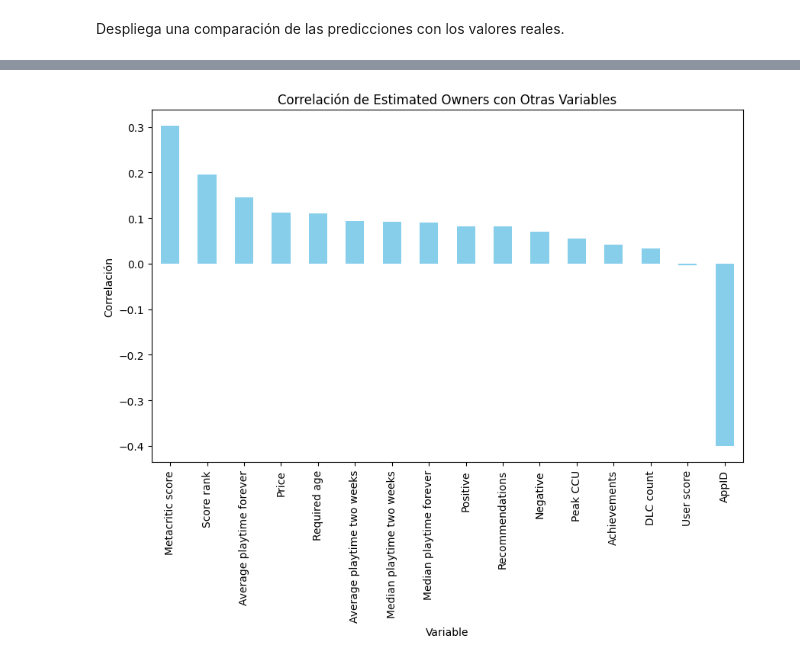
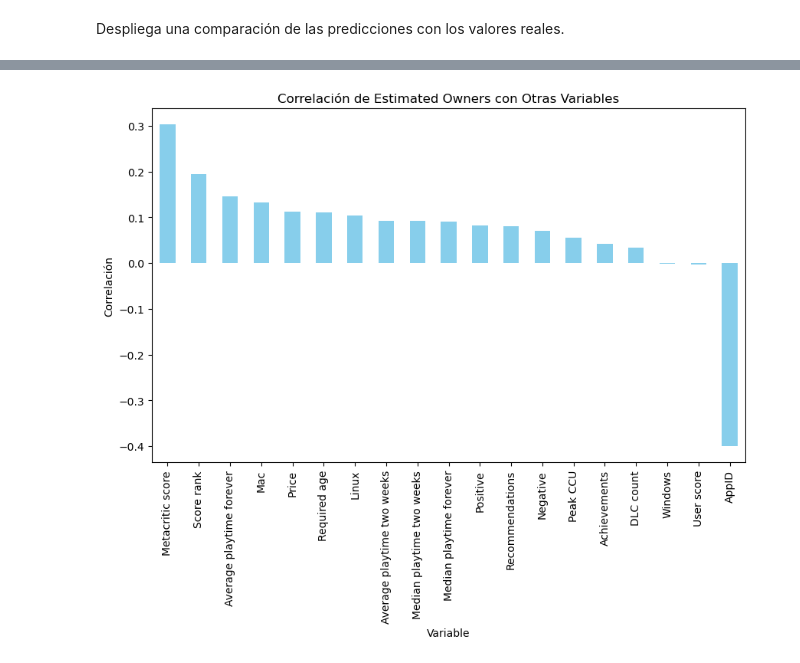
Before and after one commit to VicenteA18UCN/IDS_PROJECT, a Jupyter notebook: ORDEN.ipynb, the cells around one changed output, grey strips where cells are left out. Drawn from its saved outputs; the diff is of its cells as text; code cells hidden in the pictures.

```diff
--- a/ORDEN.ipynb
+++ b/ORDEN.ipynb
@@ -109,25 +263,23 @@ plt.show()
 # %%
 # Crear una copia del DataFrame original
 games_df_numeric = games_df.copy()
 
-# Eliminar las columnas no numéricas
-games_df_numeric = games_df_numeric.select_dtypes(include=[np.number])
 
 # Inicializar el LabelEncoder
 le = LabelEncoder()
 
 # Ajustar y transformar la columna 'estimated_owners' con LabelEncoder
 games_df_numeric['Estimated owners'] = le.fit_transform(games_df_numeric['Estimated owners'])
 
 # Calcular la correlación de 'Estimated owners' con otras variables
 correlation_with_owners = games_df_numeric.corr()['Estimated owners'].sort_values(ascending=False)
 
 # Crear un gráfico de barras
 plt.figure(figsize=(10, 6))
 correlation_with_owners.drop('Estimated owners').plot(kind='bar', color='skyblue')
 plt.title('Correlación de Estimated Owners con Otras Variables')
 plt.xlabel('Variable')
 plt.ylabel('Correlación')
 plt.show()
 # %% [output]
-[figure, old version]
+[figure, new version]
```
Also changed, not shown: parts of 15 cells of this notebook, 2 other files.
